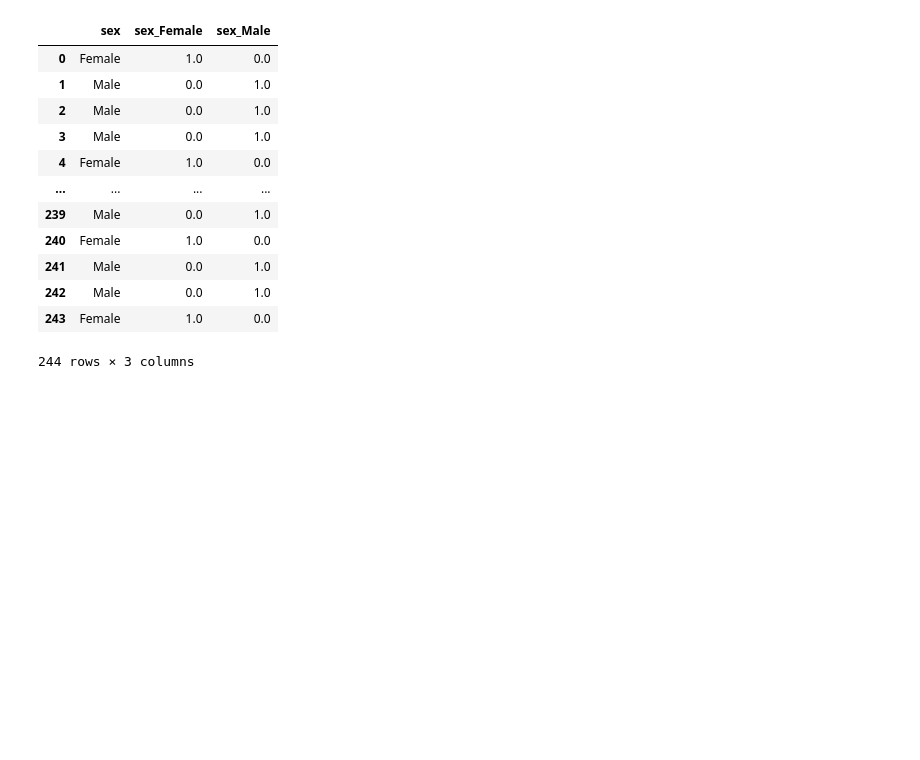
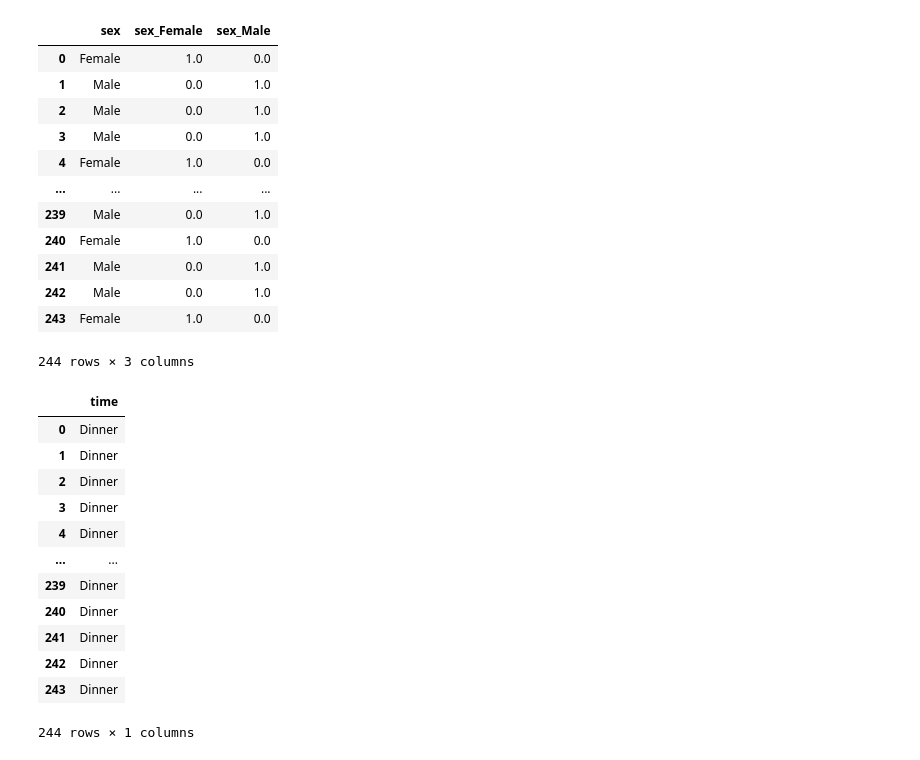
Before and after one commit to vaibhavgaikwad2/Machine-learning-course, a Jupyter notebook: 1)Notes/0-Revision/Feature Engineering/encoders.ipynb, the cells around one changed output. Cells and saved outputs as stored; diff of their text form; code cells hidden in the pictures; blank space fills up the shorter version.

```diff
--- a/1)Notes/0-Revision/Feature Engineering/encoders.ipynb
+++ b/1)Notes/0-Revision/Feature Engineering/encoders.ipynb
@@ -101,0 +104,16 @@ pd.concat([sex,sex_df],axis=1)
+# %%
+time
+# %% [output]
+|  | time |
+| 0 | Dinner |
+| 1 | Dinner |
+| 2 | Dinner |
+| 3 | Dinner |
+| 4 | Dinner |
+| ... | ... |
+| 239 | Dinner |
+| 240 | Dinner |
+| 241 | Dinner |
+| 242 | Dinner |
+| 243 | Dinner |
+244 rows × 1 columns
```
Also changed, not shown: parts of 8 cells of this notebook.
